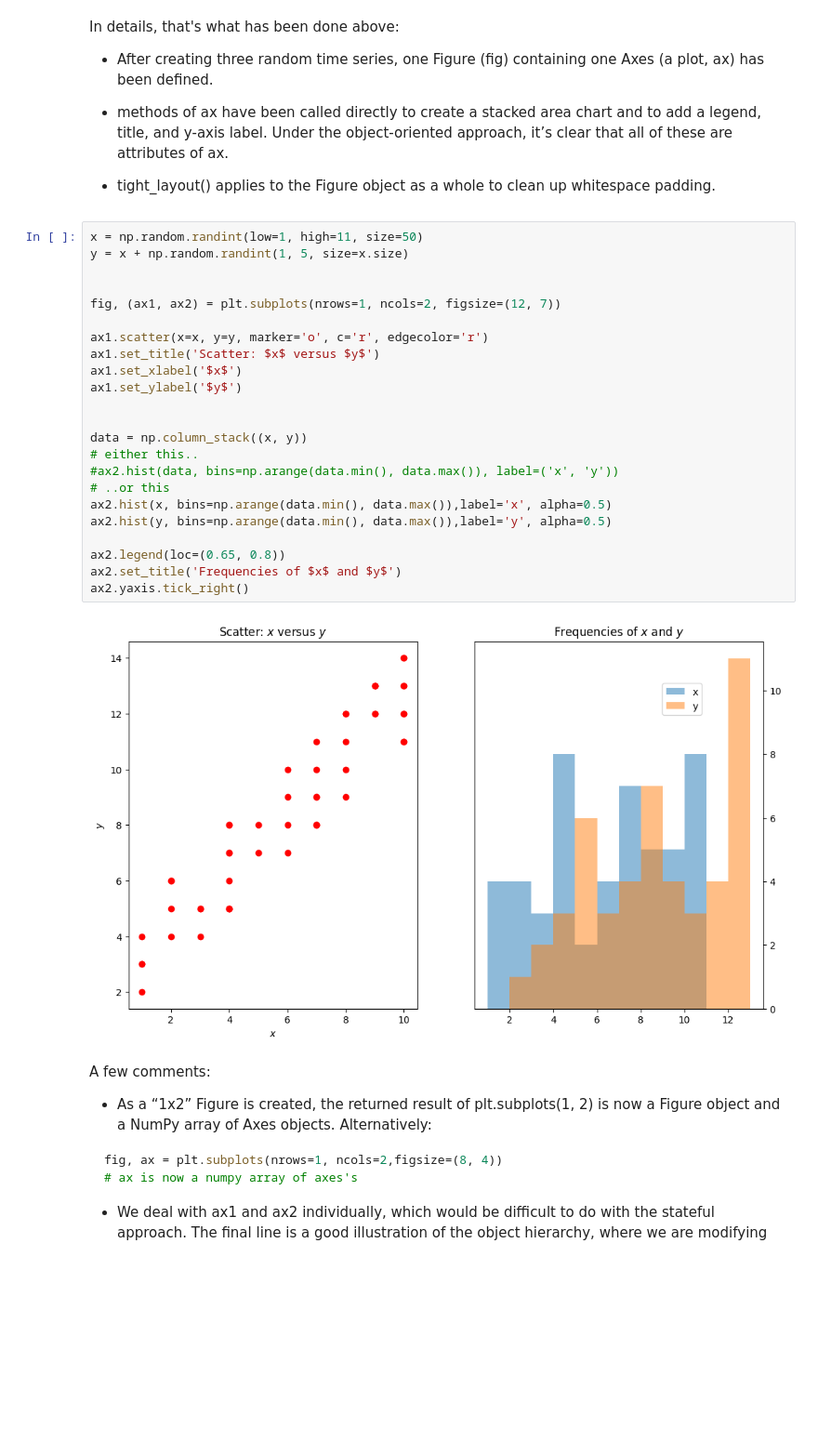
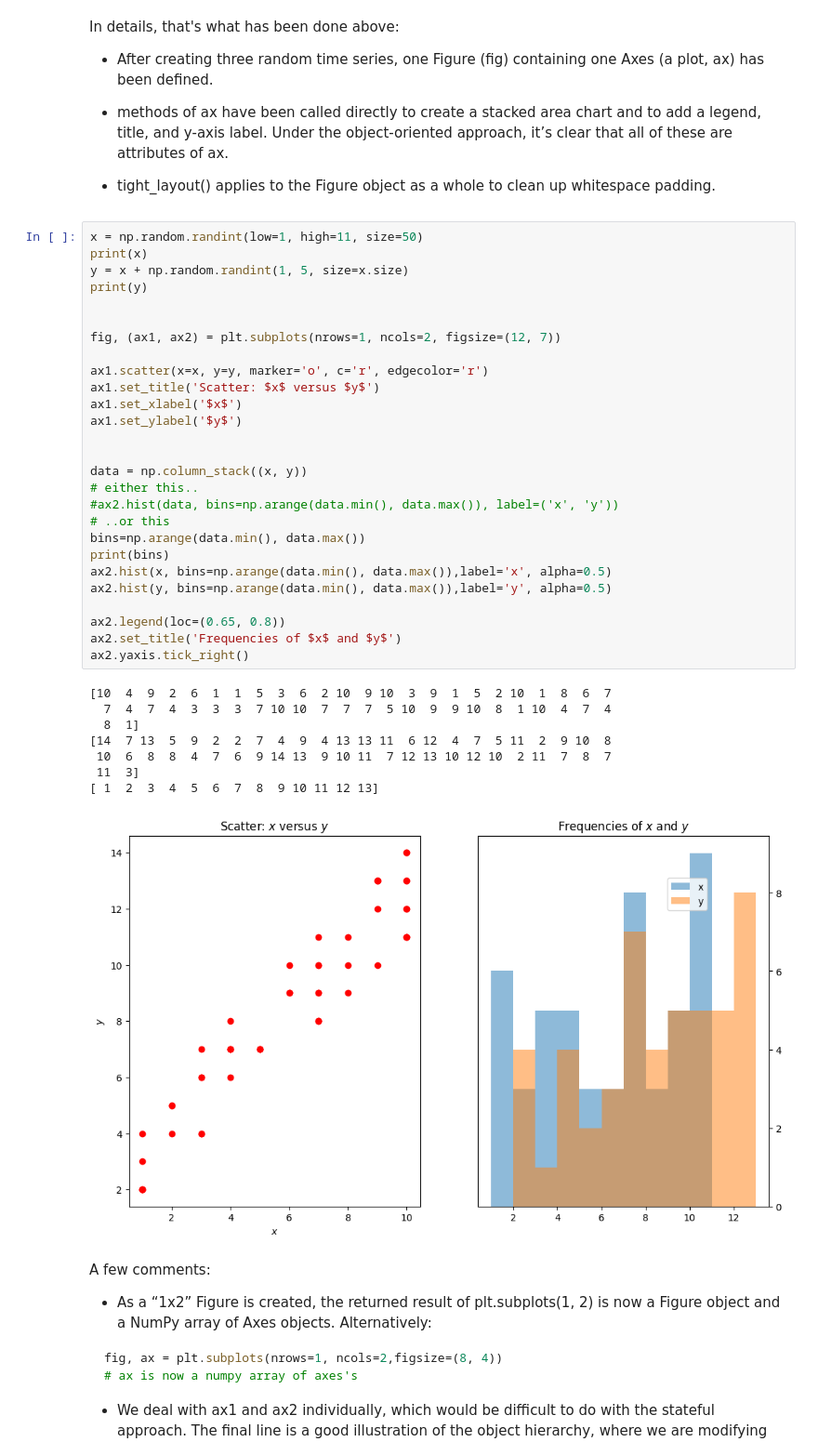
Before and after one commit to elenaniero/LaboratoryOfComputationalPhysics_Y8, a Jupyter notebook: 07_Visualization.ipynb, the cells around one changed output. Shown at 93% size. Saved outputs shown, nothing was run; the diff lists cells and outputs as text; blank space fills up the shorter version.

```diff
--- a/07_Visualization.ipynb
+++ b/07_Visualization.ipynb
@@ -281,29 +281,40 @@ In details, that's what has been done above:
 * tight_layout() applies to the Figure object as a whole to clean up whitespace padding.
 # %%
 x = np.random.randint(low=1, high=11, size=50)
+print(x)
 y = x + np.random.randint(1, 5, size=x.size)
+print(y)
 
 
 fig, (ax1, ax2) = plt.subplots(nrows=1, ncols=2, figsize=(12, 7))
 
 ax1.scatter(x=x, y=y, marker='o', c='r', edgecolor='r')
 ax1.set_title('Scatter: $x$ versus $y$')
 ax1.set_xlabel('$x$')
 ax1.set_ylabel('$y$')
 
 
 data = np.column_stack((x, y))
 # either this..
 #ax2.hist(data, bins=np.arange(data.min(), data.max()), label=('x', 'y'))
 # ..or this
+bins=np.arange(data.min(), data.max())
+print(bins)
 ax2.hist(x, bins=np.arange(data.min(), data.max()),label='x', alpha=0.5)
 ax2.hist(y, bins=np.arange(data.min(), data.max()),label='y', alpha=0.5)
 
 ax2.legend(loc=(0.65, 0.8))
 ax2.set_title('Frequencies of $x$ and $y$')
 ax2.yaxis.tick_right()
 # %% [output]
+[10  4  9  2  6  1  1  5  3  6  2 10  9 10  3  9  1  5  2 10  1  8  6  7
+  7  4  7  4  3  3  3  7 10 10  7  7  7  5 10  9  9 10  8  1 10  4  7  4
+  8  1]
+[14  7 13  5  9  2  2  7  4  9  4 13 13 11  6 12  4  7  5 11  2  9 10  8
+ 10  6  8  8  4  7  6  9 14 13  9 10 11  7 12 13 10 12 10  2 11  7  8  7
+ 11  3]
+[ 1  2  3  4  5  6  7  8  9 10 11 12 13]
-[figure, old version]
+[figure, new version]
 # %% [markdown]
 A few comments:
 
```
Also changed, not shown: parts of 3 cells of this notebook, 1 other file.
